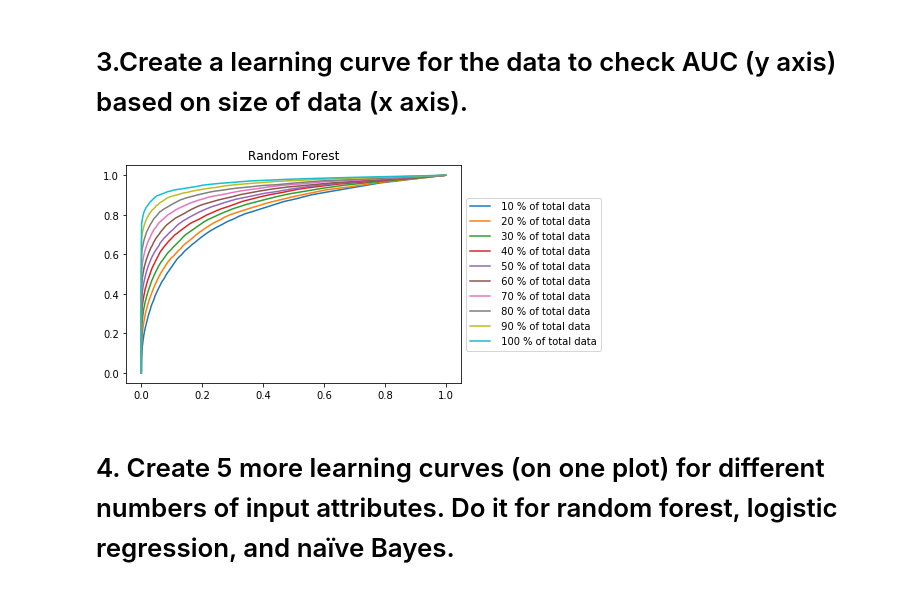
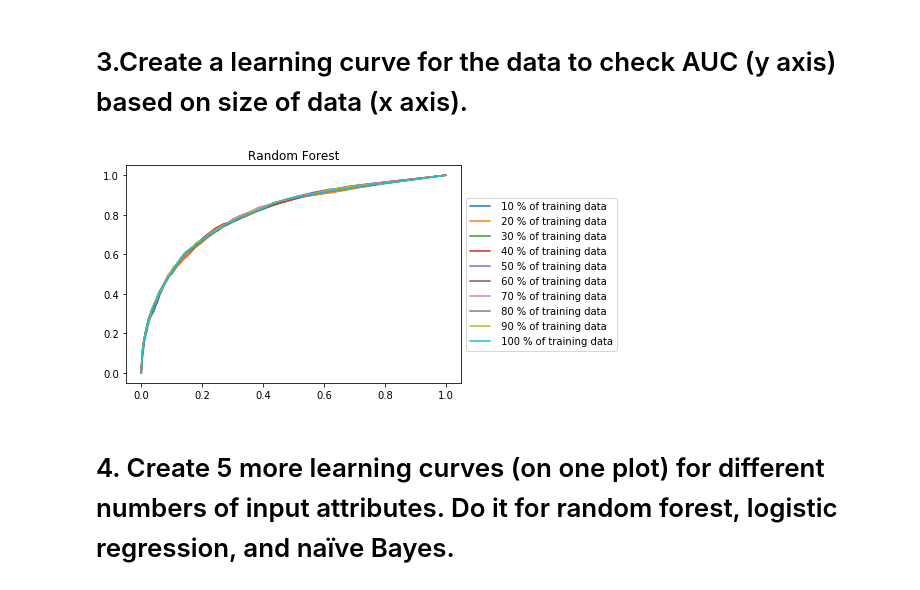
Before and after one commit to akhilanto/My-Python-Works, a Jupyter notebook: Python samples/Hap880assignmnet2.ipynb, the cells around one changed output. Drawn from its saved outputs; the diff is of its cells as text; code cells hidden in the pictures.

```diff
--- a/Python samples/Hap880assignmnet2.ipynb
+++ b/Python samples/Hap880assignmnet2.ipynb
@@ -192,20 +192,19 @@ for n in range(10, 30, 5):
 # 3.Create a learning curve for the data to check AUC (y axis) based on size of data (x axis).
 # %%
 rf200=RandomForestClassifier(n_estimators=200)
-for n in range ( 10 , 110 , 10):
-    df_new= df[:int(sz*n/100)]
-    sz_new = df_new.index.size
-    tr_new =df[:int(sz_new*0.8)]
-    ts_new=df[int(sz_new*0.2):]
+tr=df[:int(sz*0.8)]
+ts=df[int(sz*0.8):]
+for n in range (10 ,110 ,10):
+    tr_new= tr[:int(sz*n/100)]
     rf200.fit(tr_new[cols],tr_new['HighUtilizationY2'])
-    probs_rf200=rf200.predict_proba(ts_new[cols])
-    fpr_rf200, tpr_rf200, thresholds_rf200 = roc_curve(ts_new['HighUtilizationY2'],probs_rf200[:,1])
+    probs_rf200=rf200.predict_proba(ts[cols])
+    fpr_rf200, tpr_rf200, thresholds_rf200 = roc_curve(ts['HighUtilizationY2'],probs_rf200[:,1])
     auc_rf200=auc(fpr_rf200,tpr_rf200)
     plt.title('Random Forest')
-    plt.plot(fpr_rf200, tpr_rf200, label = " {} % of total data".format(n))
+    plt.plot(fpr_rf200, tpr_rf200, label = " {} % of training data".format(n))
     plt.legend(loc='center left', bbox_to_anchor=(1, 0.5))
 # %% [output]
-[figure, old version]
+[figure, new version]
 # %% [markdown]
 # 4. Create 5 more learning curves (on one plot) for different numbers of input attributes. Do it for random forest, logistic regression, and naïve Bayes.
 # %% [markdown]
```
